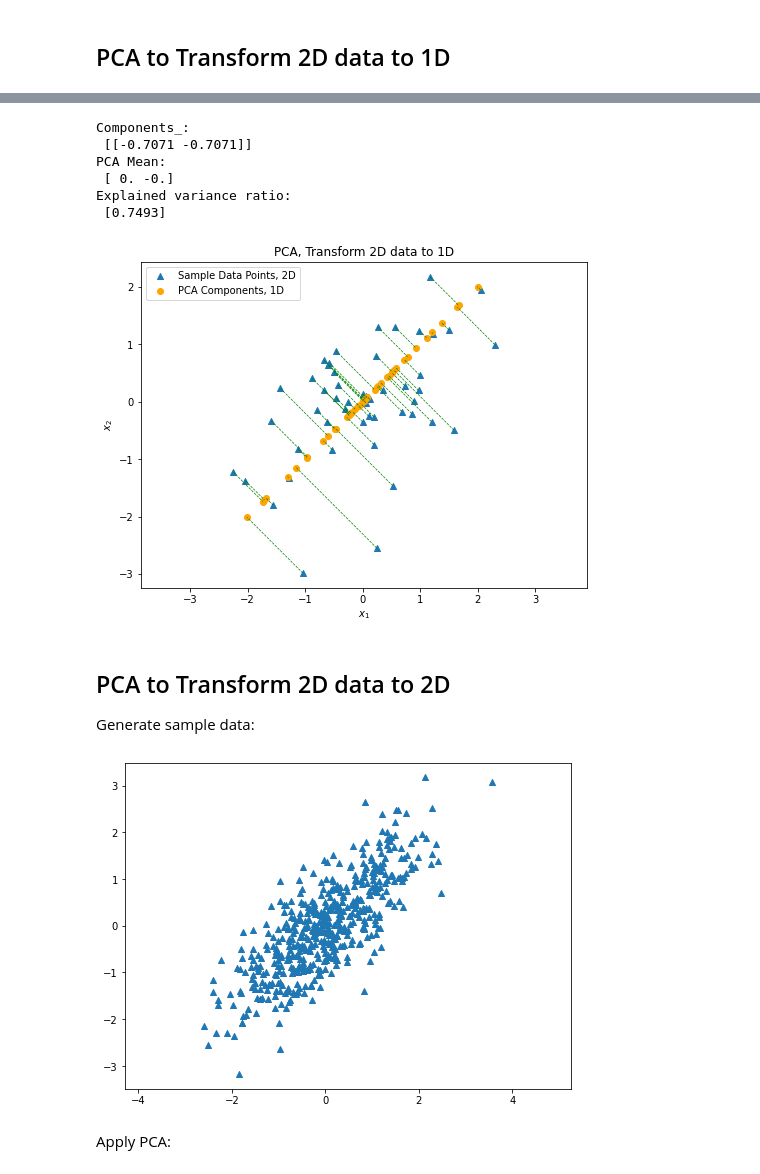
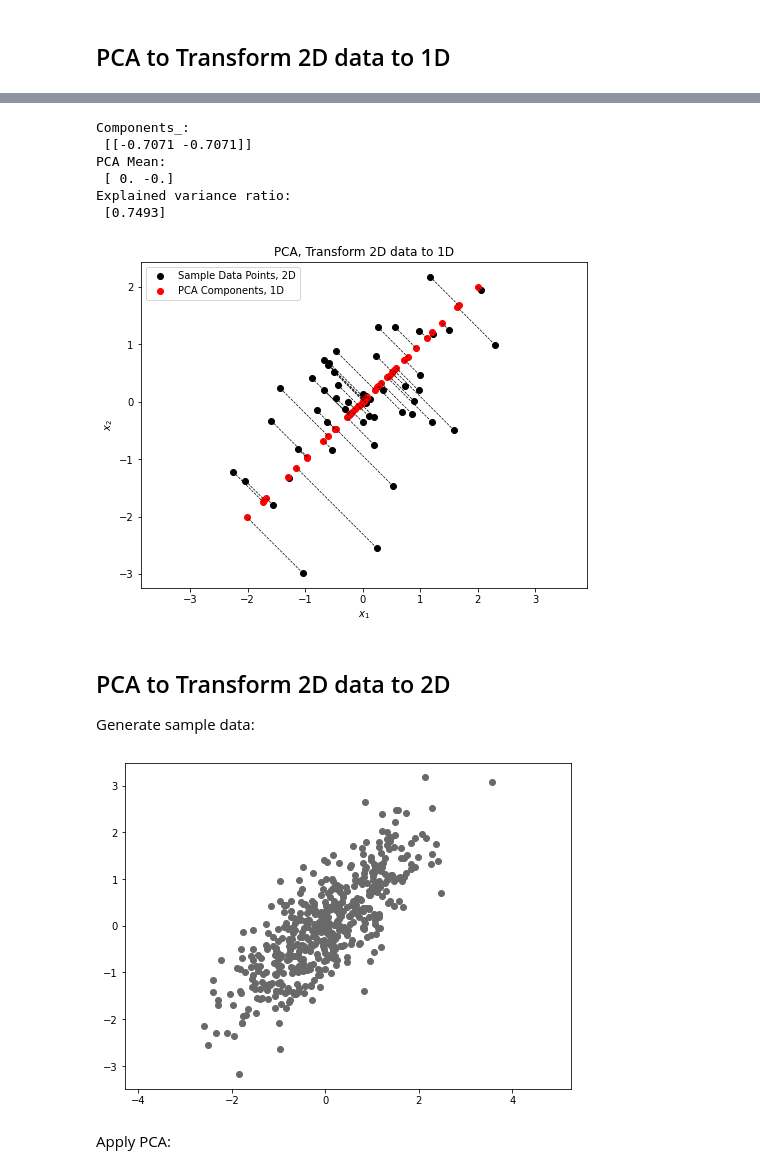
Before and after one commit to jchen8000/MLDLWithPython, a Jupyter notebook: 4_05_Principal_Component_Analysis/PCA_Introduction.ipynb, the cells around one changed output, grey strips where cells are left out. Cells and saved outputs as stored; diff of their text form; code cells hidden in the pictures.

```diff
--- a/4_05_Principal_Component_Analysis/PCA_Introduction.ipynb
+++ b/4_05_Principal_Component_Analysis/PCA_Introduction.ipynb
@@ -41,9 +41,9 @@ print("Explained variance ratio:\n",
                 pca.explained_variance_ratio_ )
 
 plt.figure(1, figsize=(8,6))
-plt.scatter(X[:, 0], X[:, 1], marker='^', label='Sample Data Points, 2D')
-plt.scatter(X_reverse[:, 0], X_reverse[:, 1], label='PCA Components, 1D', c='orange')
-[plt.plot([X[i, 0], X_reverse[i, 0]], [X[i, 1], X_reverse[i, 1]], c='g', linestyle='--', linewidth=0.7 ) for i in range(X.shape[0])]
+plt.scatter(X[:, 0], X[:, 1], c='k', label='Sample Data Points, 2D')
+plt.scatter(X_reverse[:, 0], X_reverse[:, 1], label='PCA Components, 1D', c='r')
+[plt.plot([X[i, 0], X_reverse[i, 0]], [X[i, 1], X_reverse[i, 1]], c='k', linestyle='--', linewidth=0.7 ) for i in range(X.shape[0])]
 plt.axis('equal')
 plt.xlabel(r'$x_1$')
 plt.ylabel(r'$x_2$')
@@ -58,7 +58,7 @@ PCA Mean:
  [ 0. -0.]
 Explained variance ratio:
  [0.7493]
-[figure, old version]
+[figure, new version]
 # %% [markdown]
 ## PCA to Transform 2D data to 2D
 
@@ -66,18 +66,18 @@ Generate sample data:
 # %%
 # Generate sample data
 mean = np.array([0, 0])
 cov = np.array([[3, 3.2], [3.2, 6]])
 np.random.seed(8)
 X1 = np.random.multivariate_normal(mean, cov, size=500)
 scaler = preprocessing.StandardScaler()
 X1 = scaler.fit_transform(X1)
 
 plt.figure(1, figsize=(8,6))
-plt.scatter(X1[:, 0], X1[:, 1], marker='^')
+plt.scatter(X1[:, 0], X1[:, 1], marker='o', c='dimgray')
 plt.axis('equal')
 plt.show()
 # %% [output]
-[figure, old version]
+[figure, new version]
 # %% [markdown]
 Apply PCA:
 # %%
```
Also changed, not shown: parts of 5 cells of this notebook.
